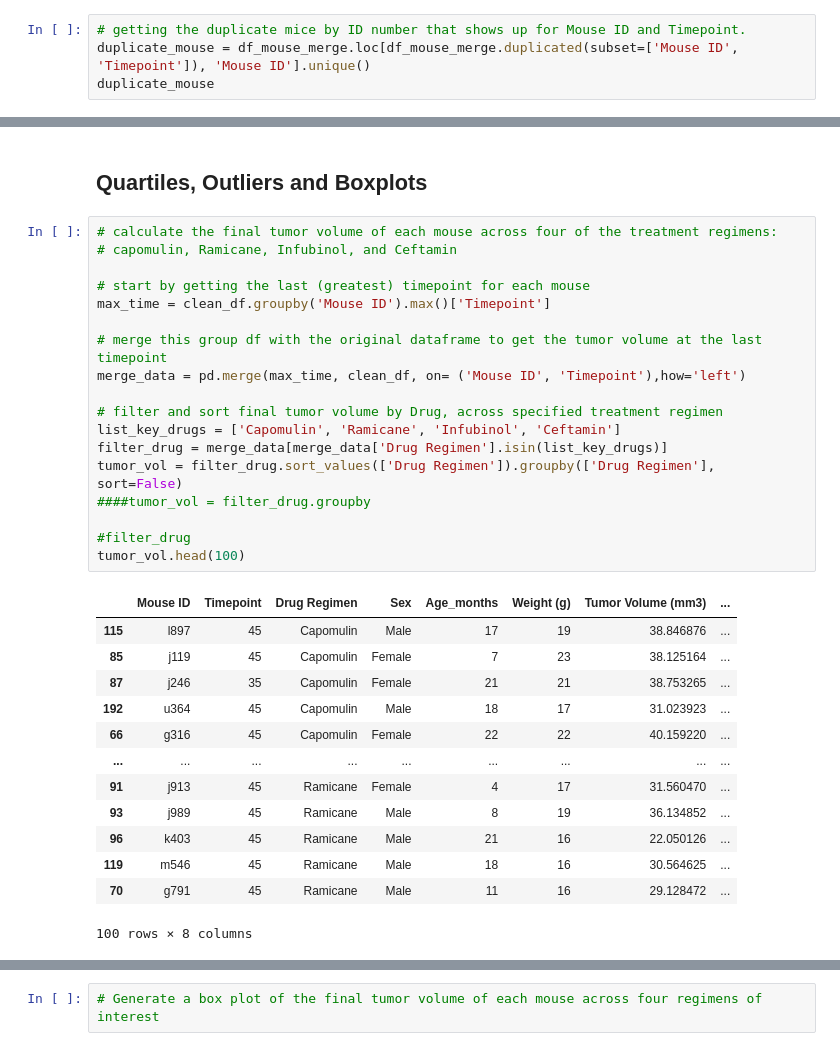
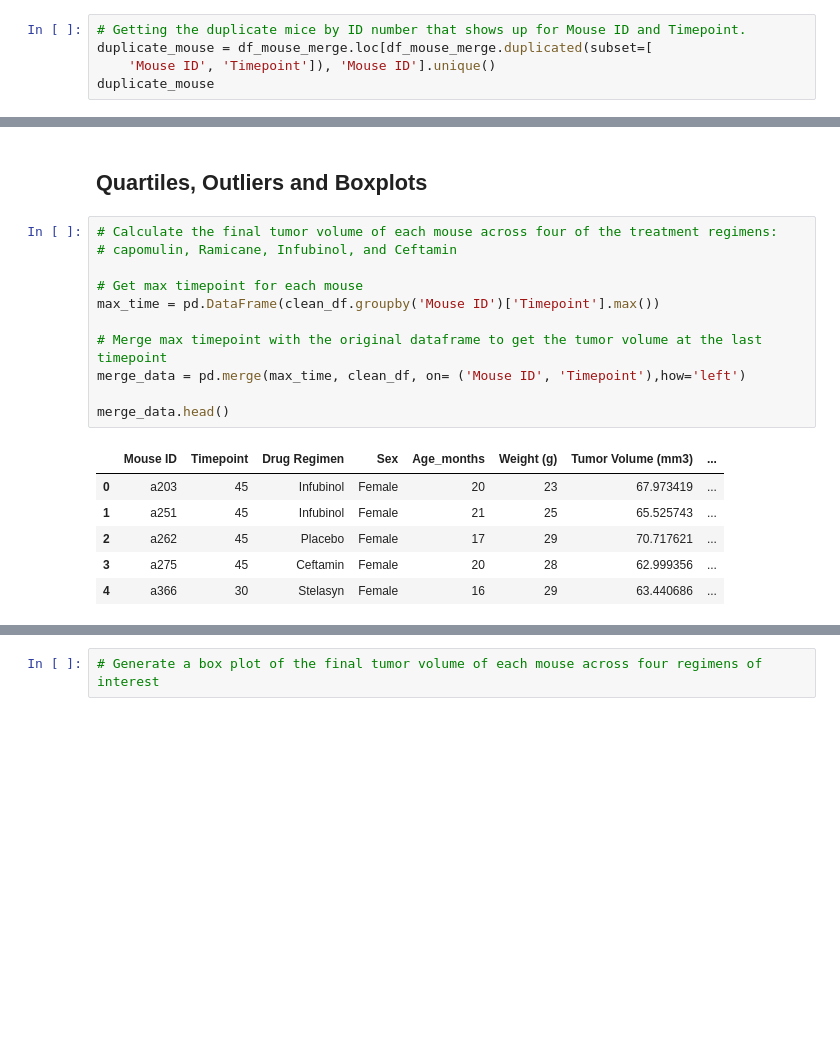
Before and after one commit to speedracer05/Matplotlib-Challenge, a Jupyter notebook: Pymaceuticals/pymaceuticals_starter.ipynb, the cells around one changed output, grey strips where cells are left out. Drawn from its saved outputs; the diff is of its cells as text; blank space fills up the shorter version.

```diff
--- a/Pymaceuticals/pymaceuticals_starter.ipynb
+++ b/Pymaceuticals/pymaceuticals_starter.ipynb
@@ -42,8 +35,9 @@ mouse_qty
 # %% [output]
 249
 # %%
-# getting the duplicate mice by ID number that shows up for Mouse ID and Timepoint.
-duplicate_mouse = df_mouse_merge.loc[df_mouse_merge.duplicated(subset=['Mouse ID', 'Timepoint']), 'Mouse ID'].unique()
+# Getting the duplicate mice by ID number that shows up for Mouse ID and Timepoint.
+duplicate_mouse = df_mouse_merge.loc[df_mouse_merge.duplicated(subset=[
+    'Mouse ID', 'Timepoint']), 'Mouse ID'].unique()
 duplicate_mouse
 # %% [output]
 array(['g989'], dtype=object)
@@ -234,34 +199,20 @@ plt.tight_layout()
 # %% [markdown]
 ## Quartiles, Outliers and Boxplots
 # %%
-# calculate the final tumor volume of each mouse across four of the treatment regimens:
+# Calculate the final tumor volume of each mouse across four of the treatment regimens:
 # capomulin, Ramicane, Infubinol, and Ceftamin
 
-# start by getting the last (greatest) timepoint for each mouse
-max_time = clean_df.groupby('Mouse ID').max()['Timepoint']
+# Get max timepoint for each mouse
+max_time = pd.DataFrame(clean_df.groupby('Mouse ID')['Timepoint'].max())
 
-# merge this group df with the original dataframe to get the tumor volume at the last timepoint
+# Merge max timepoint with the original dataframe to get the tumor volume at the last timepoint
 merge_data = pd.merge(max_time, clean_df, on= ('Mouse ID', 'Timepoint'),how='left')
 
-# filter and sort final tumor volume by Drug, across specified treatment regimen
-list_key_drugs = ['Capomulin', 'Ramicane', 'Infubinol', 'Ceftamin']
-filter_drug = merge_data[merge_data['Drug Regimen'].isin(list_key_drugs)]
-tumor_vol = filter_drug.sort_values(['Drug Regimen']).groupby(['Drug Regimen'], sort=False)
-####tumor_vol = filter_drug.groupby
-
-#filter_drug
-tumor_vol.head(100)
+merge_data.head()
 # %% [output]
 |  | Mouse ID | Timepoint | Drug Regimen | Sex | Age_months | Weight (g) | Tumor Volume (mm3) | ... |
-| 115 | l897 | 45 | Capomulin | Male | 17 | 19 | 38.846876 | ... |
-| 85 | j119 | 45 | Capomulin | Female | 7 | 23 | 38.125164 | ... |
-| 87 | j246 | 35 | Capomulin | Female | 21 | 21 | 38.753265 | ... |
-| 192 | u364 | 45 | Capomulin | Male | 18 | 17 | 31.023923 | ... |
-| 66 | g316 | 45 | Capomulin | Female | 22 | 22 | 40.159220 | ... |
-| ... | ... | ... | ... | ... | ... | ... | ... | ... |
-| 91 | j913 | 45 | Ramicane | Female | 4 | 17 | 31.560470 | ... |
-| 93 | j989 | 45 | Ramicane | Male | 8 | 19 | 36.134852 | ... |
-| 96 | k403 | 45 | Ramicane | Male | 21 | 16 | 22.050126 | ... |
-| 119 | m546 | 45 | Ramicane | Male | 18 | 16 | 30.564625 | ... |
-| 70 | g791 | 45 | Ramicane | Male | 11 | 16 | 29.128472 | ... |
+| 0 | a203 | 45 | Infubinol | Female | 20 | 23 | 67.973419 | ... |
+| 1 | a251 | 45 | Infubinol | Female | 21 | 25 | 65.525743 | ... |
+| 2 | a262 | 45 | Placebo | Female | 17 | 29 | 70.717621 | ... |
+| 3 | a275 | 45 | Ceftamin | Female | 20 | 28 | 62.999356 | ... |
+| 4 | a366 | 30 | Stelasyn | Female | 16 | 29 | 63.440686 | ... |
-100 rows × 8 columns
```
Also changed, not shown: parts of 16 cells of this notebook.
